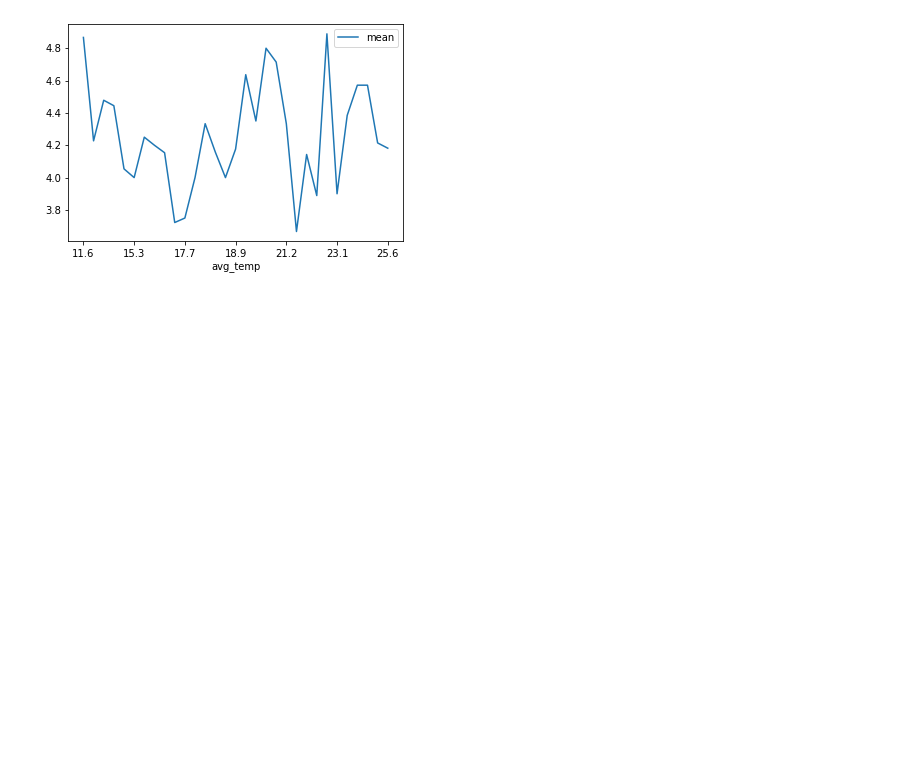
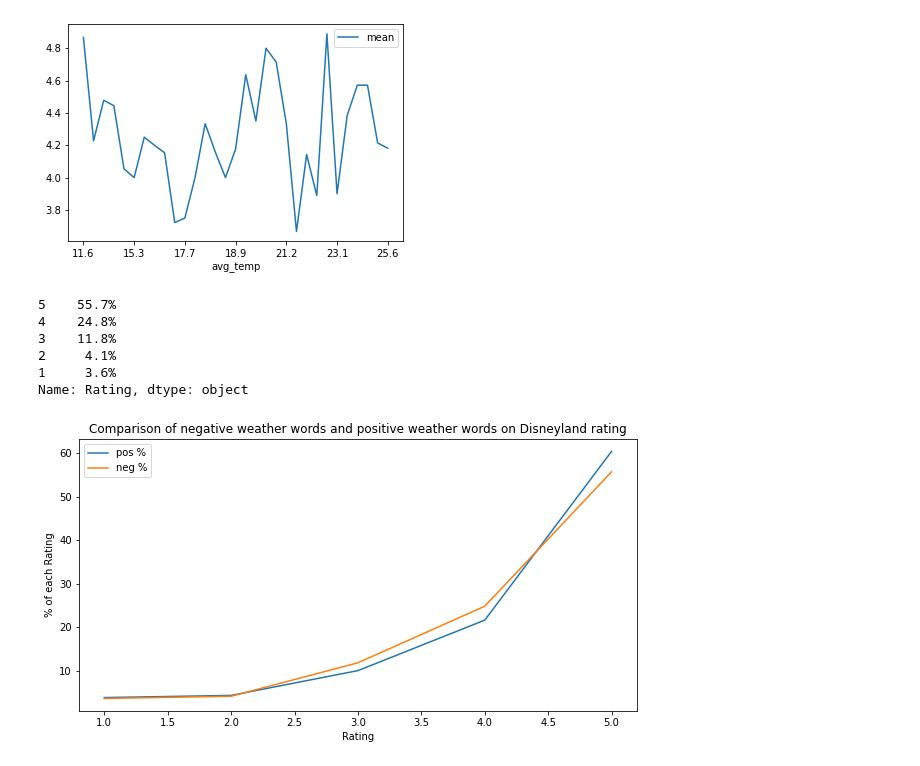
Before and after one commit to SineadOCa/UCDPA_SineadOCallaghan, a Jupyter notebook: UCDPA_SineadOCallaghan.ipynb, the cells around one changed output. Cells and saved outputs as stored; diff of their text form; code cells hidden in the pictures; blank space fills up the shorter version.

Commit message:
added another visualisation

```diff
--- a/UCDPA_SineadOCallaghan.ipynb
+++ b/UCDPA_SineadOCallaghan.ipynb
@@ -972,3 +987,31 @@ dtypes: int64(2), object(5)
 memory usage: 25.9+ KB
 <AxesSubplot:xlabel='avg_temp'>
 [figure]
+# %%
+neg_weather.Rating.value_counts(normalize=True).mul(100).round(1).astype(str) + '%'
+# %% [output]
+5    55.7%
+4    24.8%
+3    11.8%
+2     4.1%
+1     3.6%
+Name: Rating, dtype: object
+# %%
+pos_percent = np.array([60.4, 21.6, 10, 4.3, 3.8])
+
+neg_percent = np.array([55.7, 24.8, 11.8, 4.1, 3.6])
+
+x = np.array([5,4,3,2,1])
+
+plt.subplots(figsize=(10,5))
+
+plt.plot(x, pos_percent, label='pos %')
+plt.plot(x, neg_percent, label='neg %')
+
+plt.xlabel('Rating')
+plt.ylabel('% of each Rating')
+plt.title('Comparison of negative weather words and positive weather words on Disneyland rating')
+plt.legend(loc="upper left")
+plt.show()
+# %% [output]
+[figure, added]
```
Also changed, not shown: parts of 6 cells of this notebook.
